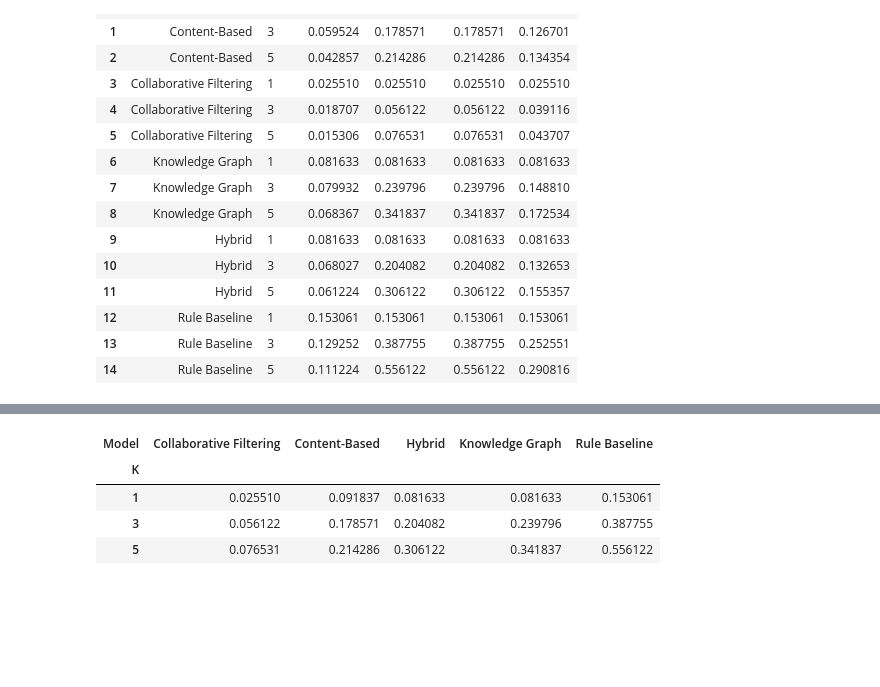
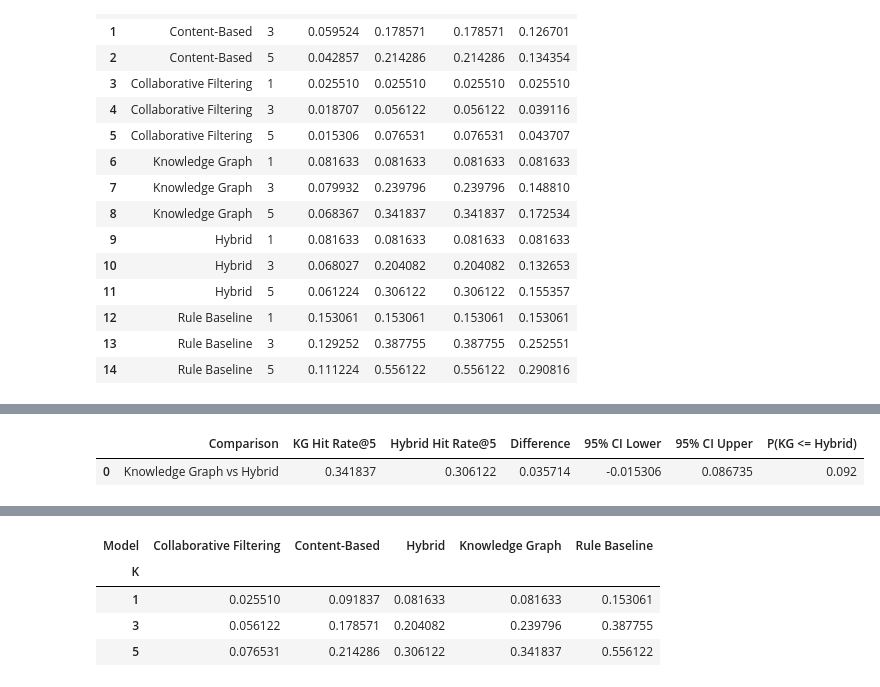
Before and after one commit to Sagooparneet/task-allocation-recommender, a Jupyter notebook: notebooks/06_model_evaluation.ipynb, the cells around one changed output, grey strips where cells are left out. Saved outputs shown, nothing was run; the diff lists cells and outputs as text; code cells hidden in the pictures; blank space fills up the shorter version.

```diff
--- a/notebooks/06_model_evaluation.ipynb
+++ b/notebooks/06_model_evaluation.ipynb
@@ -1346,0 +1557,97 @@ final_test_results_df
+# %%
+kg_hits = (
+    paired_hits_df[
+        "Knowledge Graph"
+    ]
+    .to_numpy(dtype=float)
+)
+
+hybrid_hits = (
+    paired_hits_df[
+        "Hybrid"
+    ]
+    .to_numpy(dtype=float)
+)
+
+
+paired_difference = (
+    kg_hits - hybrid_hits
+)
+
+observed_difference = (
+    paired_difference.mean()
+)
+
+
+paired_rng = np.random.default_rng(42)
+
+bootstrap_differences = []
+
+for _ in range(1000):
+
+    sample_indices = (
+        paired_rng.integers(
+            0,
+            len(paired_difference),
+            len(paired_difference)
+        )
+    )
+
+    bootstrap_differences.append(
+        paired_difference[
+            sample_indices
+        ].mean()
+    )
+
+
+difference_ci_lower = np.percentile(
+    bootstrap_differences,
+    2.5
+)
+
+difference_ci_upper = np.percentile(
+    bootstrap_differences,
+    97.5
+)
+
+probability_kg_not_better = np.mean(
+    np.array(
+        bootstrap_differences
+    ) <= 0
+)
+
+
+paired_comparison_df = pd.DataFrame({
+    "Comparison": [
+        "Knowledge Graph vs Hybrid"
+    ],
+
+    "KG Hit Rate@5": [
+        kg_hits.mean()
+    ],
+
+    "Hybrid Hit Rate@5": [
+        hybrid_hits.mean()
+    ],
+
+    "Difference": [
+        observed_difference
+    ],
+
+    "95% CI Lower": [
+        difference_ci_lower
+    ],
+
+    "95% CI Upper": [
+        difference_ci_upper
+    ],
+
+    "P(KG <= Hybrid)": [
+        probability_kg_not_better
+    ]
+})
+
+paired_comparison_df
+# %% [output]
+|  | Comparison | KG Hit Rate@5 | Hybrid Hit Rate@5 | Difference | 95% CI Lower | 95% CI Upper | P(KG <= Hybrid) |
+| 0 | Knowledge Graph vs Hybrid | 0.341837 | 0.306122 | 0.035714 | -0.015306 | 0.086735 | 0.092 |
```
Also changed, not shown: parts of 9 cells of this notebook, 4 other files.
